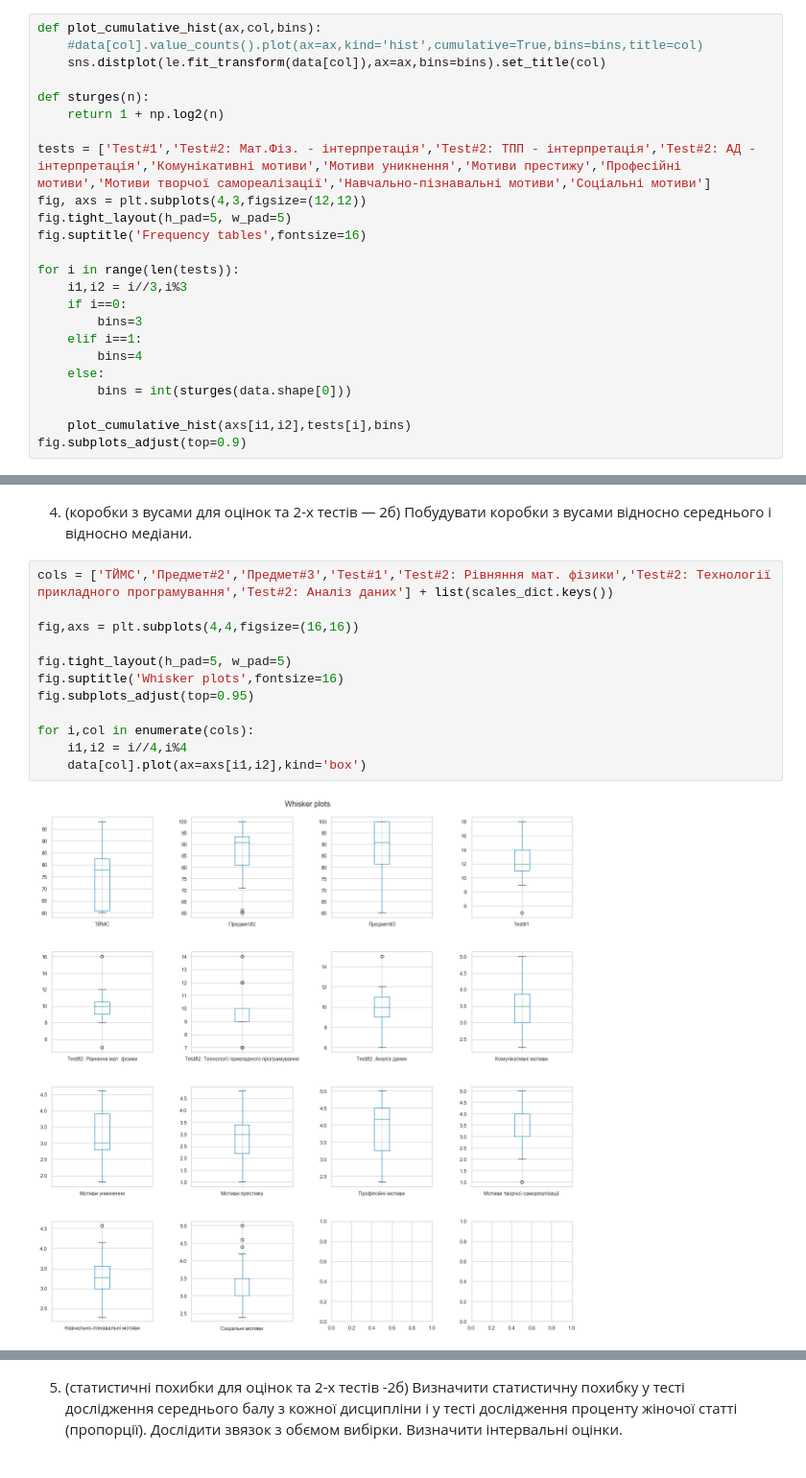
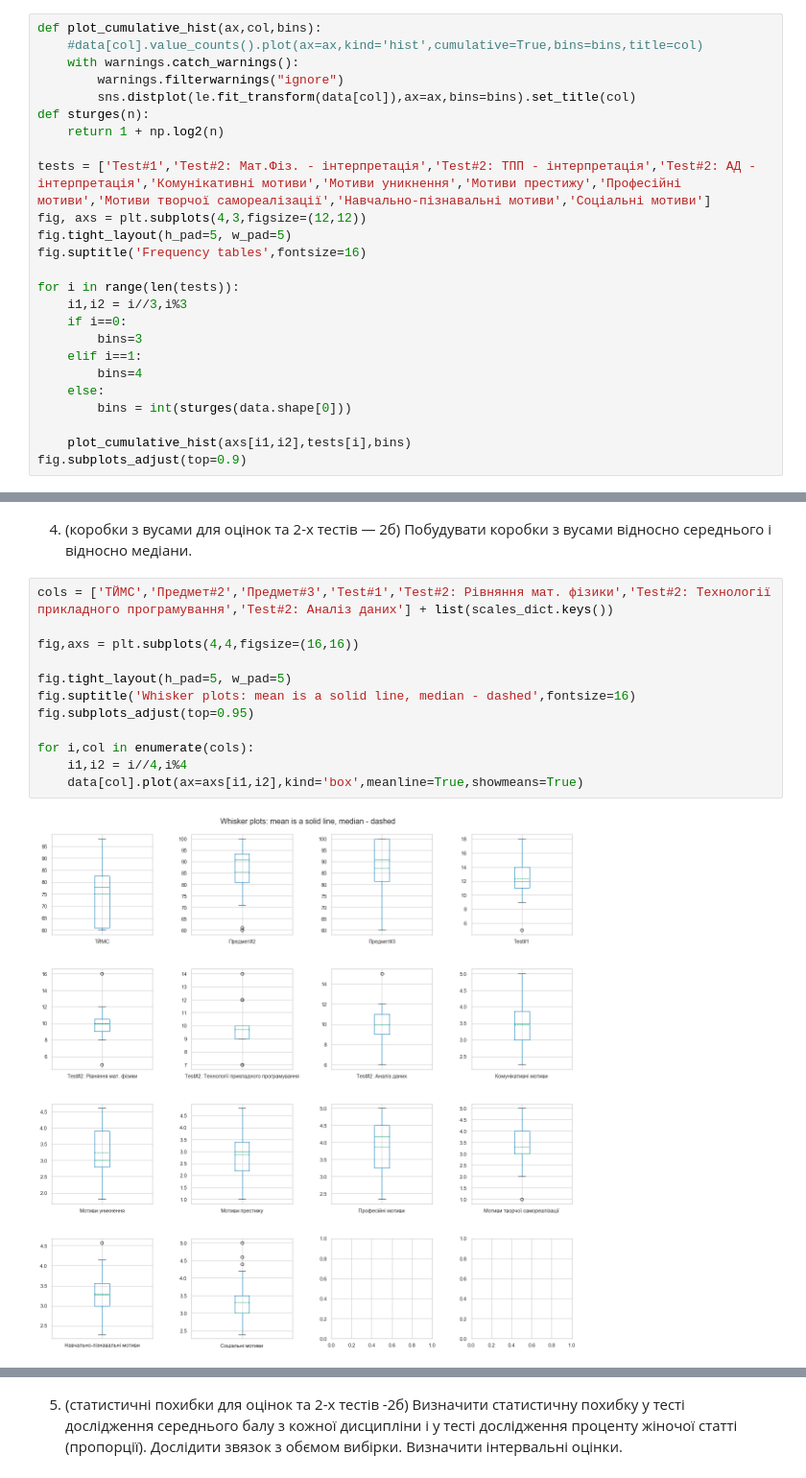
Before and after one commit to EddieKro/Data-Analysis, a Jupyter notebook: projects/poll/PM4_EDA.ipynb, the cells around one changed output, grey strips where cells are left out. Shown at 96% size. Cells and saved outputs as stored; diff of their text form.

```diff
--- a/projects/poll/PM4_EDA.ipynb
+++ b/projects/poll/PM4_EDA.ipynb
@@ -129,8 +128,9 @@ data.head(3)
 # %%
 def plot_cumulative_hist(ax,col,bins):
     #data[col].value_counts().plot(ax=ax,kind='hist',cumulative=True,bins=bins,title=col)
-    sns.distplot(le.fit_transform(data[col]),ax=ax,bins=bins).set_title(col)
-
+    with warnings.catch_warnings():
+        warnings.filterwarnings("ignore")
+        sns.distplot(le.fit_transform(data[col]),ax=ax,bins=bins).set_title(col)
 def sturges(n):
     return 1 + np.log2(n)
 
@@ -284,15 +284,15 @@ pd.DataFrame([magic.mean(data[quant_cols]),
 # %%
 cols = ['ТЙМС','Предмет#2','Предмет#3','Test#1','Test#2: Рівняння мат. фізики','Test#2: Технології прикладного програмування','Test#2: Аналіз даних'] + list(scales_dict.keys())
 
 fig,axs = plt.subplots(4,4,figsize=(16,16))
 
 fig.tight_layout(h_pad=5, w_pad=5)
-fig.suptitle('Whisker plots',fontsize=16)
+fig.suptitle('Whisker plots: mean is a solid line, median - dashed',fontsize=16)
 fig.subplots_adjust(top=0.95)
 
 for i,col in enumerate(cols):
     i1,i2 = i//4,i%4
-    data[col].plot(ax=axs[i1,i2],kind='box')
+    data[col].plot(ax=axs[i1,i2],kind='box',meanline=True,showmeans=True)
 # %% [output]
-[figure, old version]
+[figure, new version]
 # %% [markdown]
```
Also changed, not shown: parts of 2 cells of this notebook.
